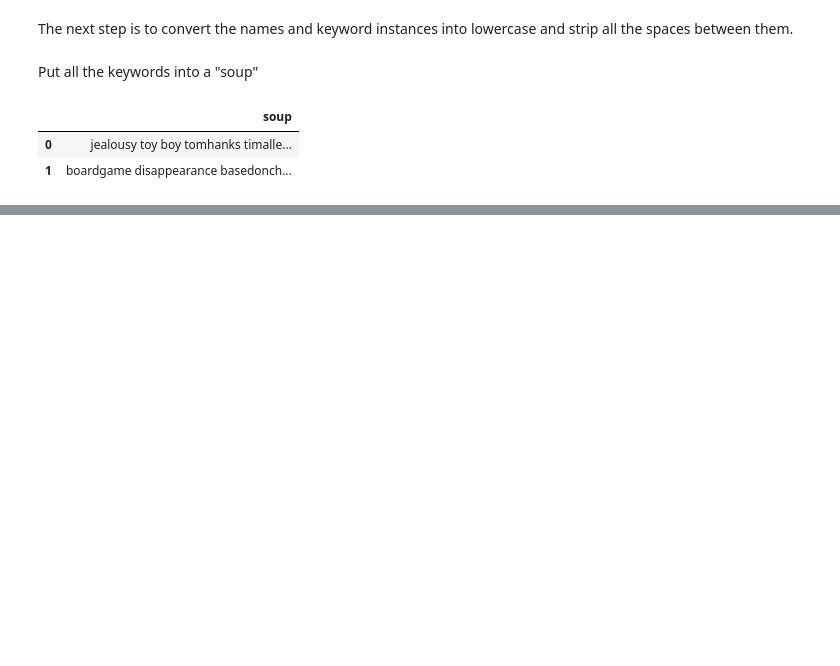
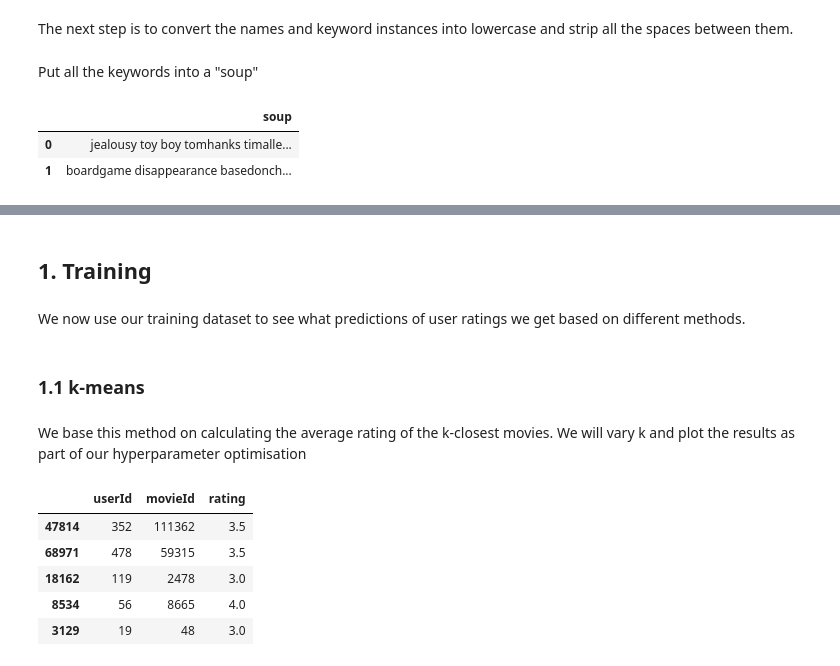
Before and after one commit to rtkilian/recommendation-engine-movie-lens, a Jupyter notebook: content_based_recommendation_engine.ipynb, the cells around one changed output, grey strips where cells are left out. Cells and saved outputs as stored; diff of their text form; code cells hidden in the pictures; blank space fills up the shorter version.

```diff
--- a/content_based_recommendation_engine.ipynb
+++ b/content_based_recommendation_engine.ipynb
@@ -172,0 +207,17 @@ count_matrix
+# %% [markdown]
+## 1. Training
+# %% [markdown]
+We now use our training dataset to see what predictions of user ratings we get based on different methods.
+# %% [markdown]
+### 1.1 k-means
+# %% [markdown]
+We base this method on calculating the average rating of the k-closest movies. We will vary k and plot the results as part of our hyperparameter optimisation
+# %%
+train_ratings.head()
+# %% [output]
+|  | userId | movieId | rating |
+| 47814 | 352 | 111362 | 3.5 |
+| 68971 | 478 | 59315 | 3.5 |
+| 18162 | 119 | 2478 | 3.0 |
+| 8534 | 56 | 8665 | 4.0 |
+| 3129 | 19 | 48 | 3.0 |
```
Also changed, not shown: parts of 19 cells of this notebook.
